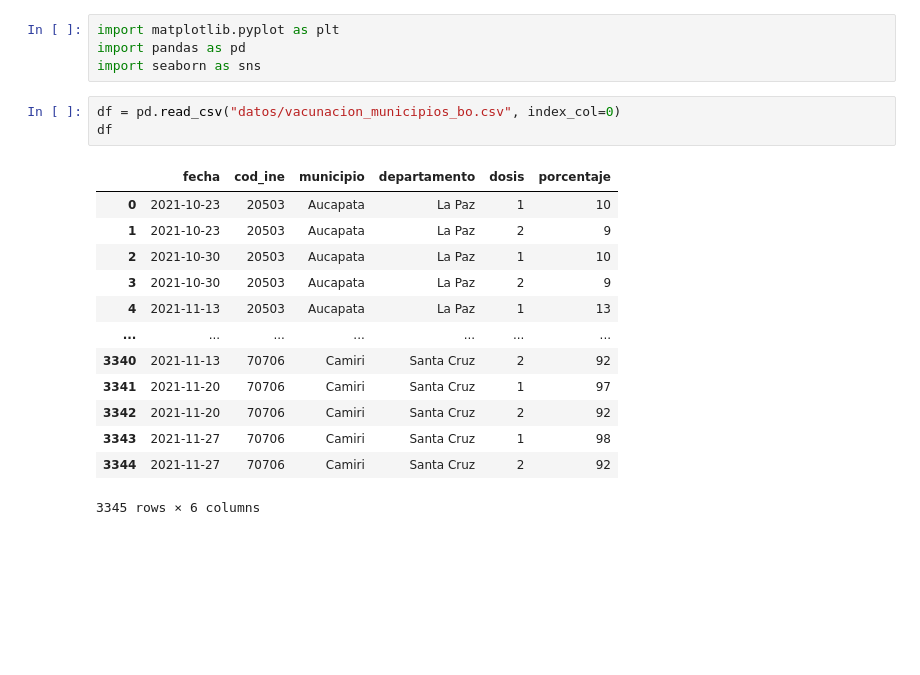
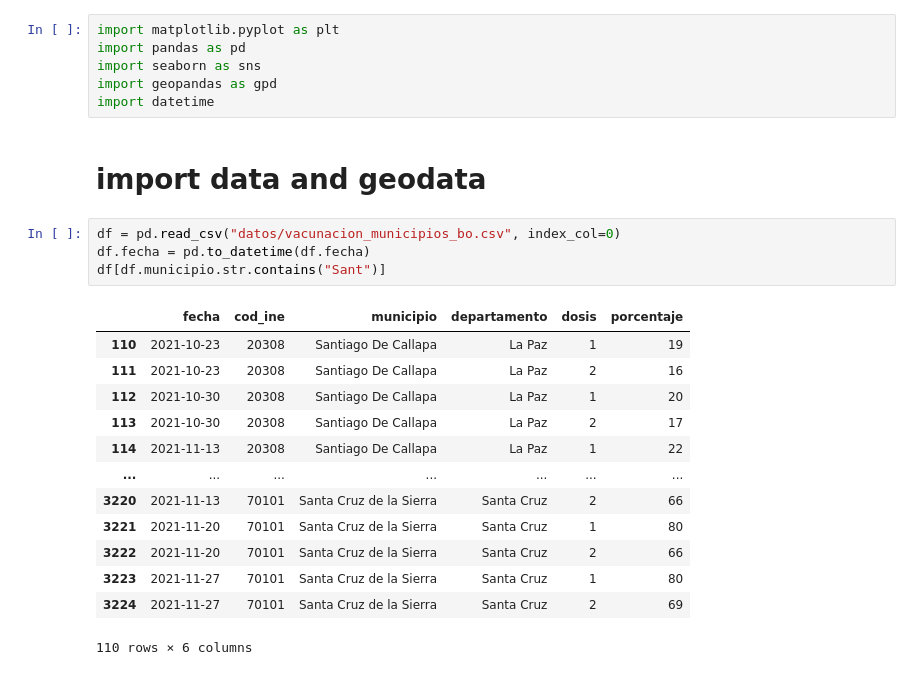
Before and after one commit to dquintani/vacunacion-municipios-bo, a Jupyter notebook: vacunacion_municipal.ipynb, the cells around one changed output. Drawn from its saved outputs; the diff is of its cells as text; blank space fills up the shorter version.

```diff
--- a/vacunacion_municipal.ipynb
+++ b/vacunacion_municipal.ipynb
@@ -2,21 +2,26 @@
 import matplotlib.pyplot as plt
 import pandas as pd
 import seaborn as sns
+import geopandas as gpd
+import datetime
+# %% [markdown]
+# import data and geodata
 # %%
 df = pd.read_csv("datos/vacunacion_municipios_bo.csv", index_col=0)
-df
+df.fecha = pd.to_datetime(df.fecha)
+df[df.municipio.str.contains("Sant")]
 # %% [output]
 |  | fecha | cod_ine | municipio | departamento | dosis | porcentaje |
-| 0 | 2021-10-23 | 20503 | Aucapata | La Paz | 1 | 10 |
-| 1 | 2021-10-23 | 20503 | Aucapata | La Paz | 2 | 9 |
-| 2 | 2021-10-30 | 20503 | Aucapata | La Paz | 1 | 10 |
-| 3 | 2021-10-30 | 20503 | Aucapata | La Paz | 2 | 9 |
-| 4 | 2021-11-13 | 20503 | Aucapata | La Paz | 1 | 13 |
+| 110 | 2021-10-23 | 20308 | Santiago De Callapa | La Paz | 1 | 19 |
+| 111 | 2021-10-23 | 20308 | Santiago De Callapa | La Paz | 2 | 16 |
+| 112 | 2021-10-30 | 20308 | Santiago De Callapa | La Paz | 1 | 20 |
+| 113 | 2021-10-30 | 20308 | Santiago De Callapa | La Paz | 2 | 17 |
+| 114 | 2021-11-13 | 20308 | Santiago De Callapa | La Paz | 1 | 22 |
 | ... | ... | ... | ... | ... | ... | ... |
-| 3340 | 2021-11-13 | 70706 | Camiri | Santa Cruz | 2 | 92 |
-| 3341 | 2021-11-20 | 70706 | Camiri | Santa Cruz | 1 | 97 |
-| 3342 | 2021-11-20 | 70706 | Camiri | Santa Cruz | 2 | 92 |
-| 3343 | 2021-11-27 | 70706 | Camiri | Santa Cruz | 1 | 98 |
-| 3344 | 2021-11-27 | 70706 | Camiri | Santa Cruz | 2 | 92 |
+| 3220 | 2021-11-13 | 70101 | Santa Cruz de la Sierra | Santa Cruz | 2 | 66 |
+| 3221 | 2021-11-20 | 70101 | Santa Cruz de la Sierra | Santa Cruz | 1 | 80 |
+| 3222 | 2021-11-20 | 70101 | Santa Cruz de la Sierra | Santa Cruz | 2 | 66 |
+| 3223 | 2021-11-27 | 70101 | Santa Cruz de la Sierra | Santa Cruz | 1 | 80 |
+| 3224 | 2021-11-27 | 70101 | Santa Cruz de la Sierra | Santa Cruz | 2 | 69 |
-3345 rows × 6 columns
+110 rows × 6 columns
 # %%
```
Also changed, not shown: parts of 20 cells of this notebook, 8 other files.
